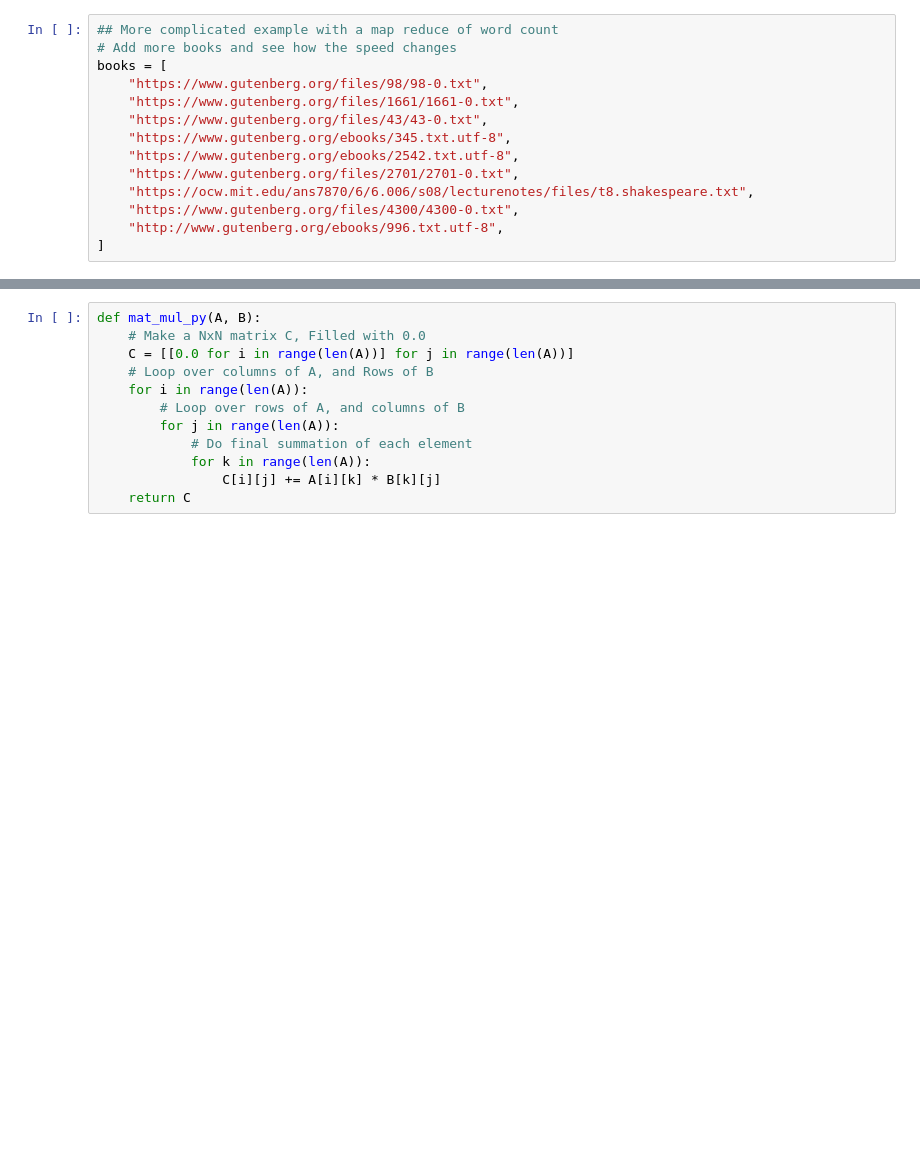
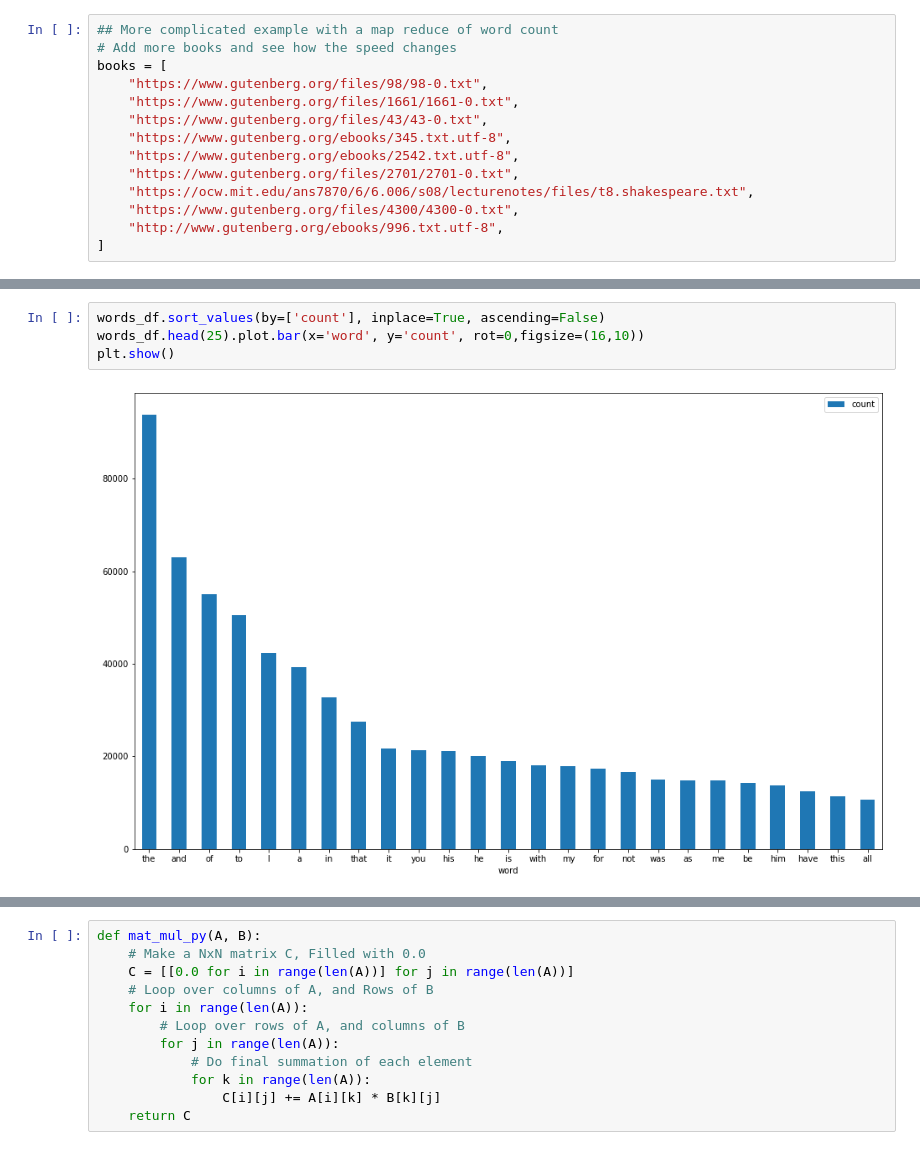
Before and after one commit to uofscphysics/STEM_Python_Course, a Jupyter notebook: Day_3/day_3_lesson.ipynb, the cells around one changed output, grey strips where cells are left out. Drawn from its saved outputs; the diff is of its cells as text; blank space fills up the shorter version.

```diff
--- a/Day_3/day_3_lesson.ipynb
+++ b/Day_3/day_3_lesson.ipynb
@@ -125,0 +170,6 @@ words_df = reduceWords(popular_words)
+# %%
+words_df.sort_values(by=['count'], inplace=True, ascending=False)
+words_df.head(25).plot.bar(x='word', y='count', rot=0,figsize=(16,10))
+plt.show()
+# %% [output]
+[figure, added]
```
Also changed, not shown: parts of 44 cells of this notebook, 2 other files.
